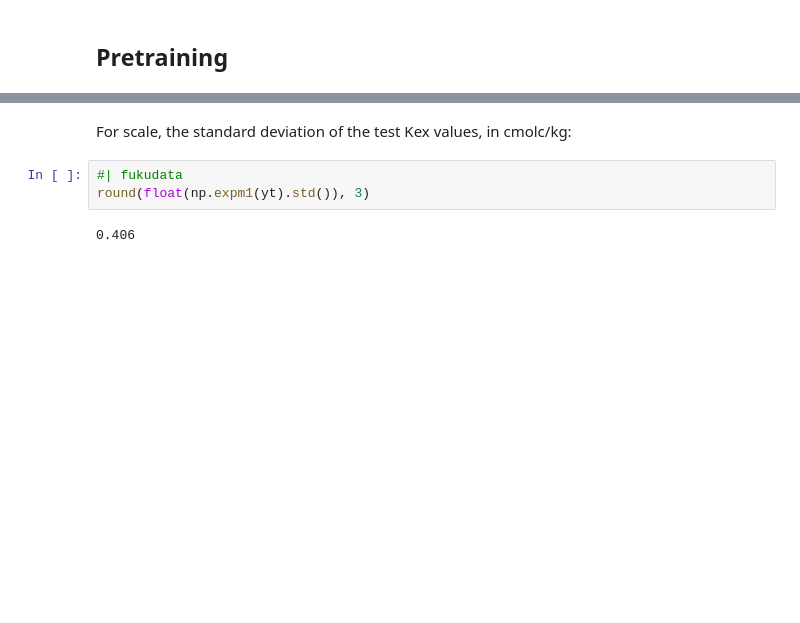
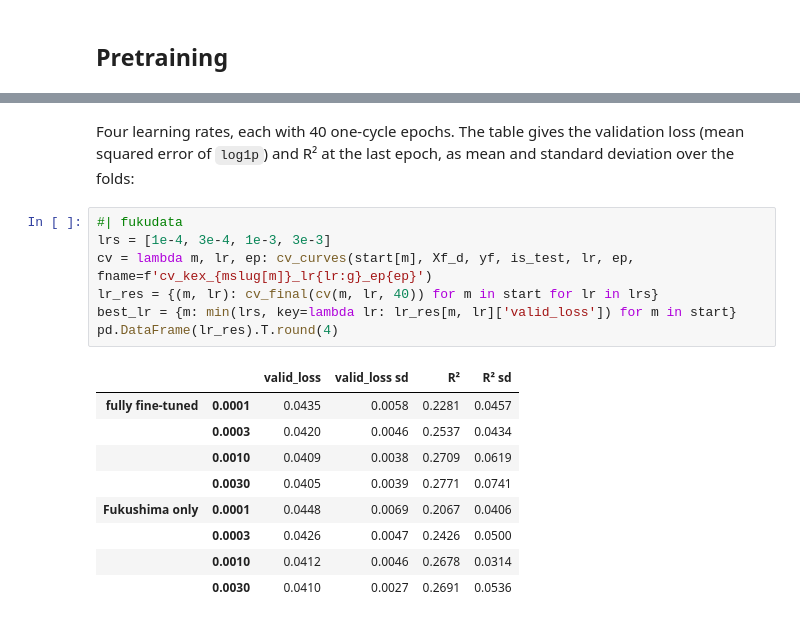
Before and after one commit to franckalbinet/ossl-fuku-transfer, a Jupyter notebook: nbs/03_kex.ipynb, the cells around one changed output, grey strips where cells are left out. Cells and saved outputs as stored; diff of their text form; blank space fills up the shorter version.

```diff
--- a/nbs/03_kex.ipynb
+++ b/nbs/03_kex.ipynb
@@ -74,8 +67,20 @@ summarise(res).round(3)
 # %% [markdown]
-For scale, the standard deviation of the test Kex values, in cmolc/kg:
+Four learning rates, each with 40 one-cycle epochs. The table gives the validation loss (mean squared error of `log1p`) and R² at the last epoch, as mean and standard deviation over the folds:
 # %%
 #| fukudata
-round(float(np.expm1(yt).std()), 3)
+lrs = [1e-4, 3e-4, 1e-3, 3e-3]
+cv = lambda m, lr, ep: cv_curves(start[m], Xf_d, yf, is_test, lr, ep, fname=f'cv_kex_{mslug[m]}_lr{lr:g}_ep{ep}')
+lr_res = {(m, lr): cv_final(cv(m, lr, 40)) for m in start for lr in lrs}
+best_lr = {m: min(lrs, key=lambda lr: lr_res[m, lr]['valid_loss']) for m in start}
+pd.DataFrame(lr_res).T.round(4)
 # %% [output]
-0.406
+|  |  | valid_loss | valid_loss sd | R² | R² sd |
+| fully fine-tuned | 0.0001 | 0.0435 | 0.0058 | 0.2281 | 0.0457 |
+|  | 0.0003 | 0.0420 | 0.0046 | 0.2537 | 0.0434 |
+|  | 0.0010 | 0.0409 | 0.0038 | 0.2709 | 0.0619 |
+|  | 0.0030 | 0.0405 | 0.0039 | 0.2771 | 0.0741 |
+| Fukushima only | 0.0001 | 0.0448 | 0.0069 | 0.2067 | 0.0406 |
+|  | 0.0003 | 0.0426 | 0.0047 | 0.2426 | 0.0500 |
+|  | 0.0010 | 0.0412 | 0.0046 | 0.2678 | 0.0314 |
+|  | 0.0030 | 0.0410 | 0.0027 | 0.2691 | 0.0536 |
 # %% [markdown]
```
Also changed, not shown: parts of 34 cells of this notebook, 1 other file.
